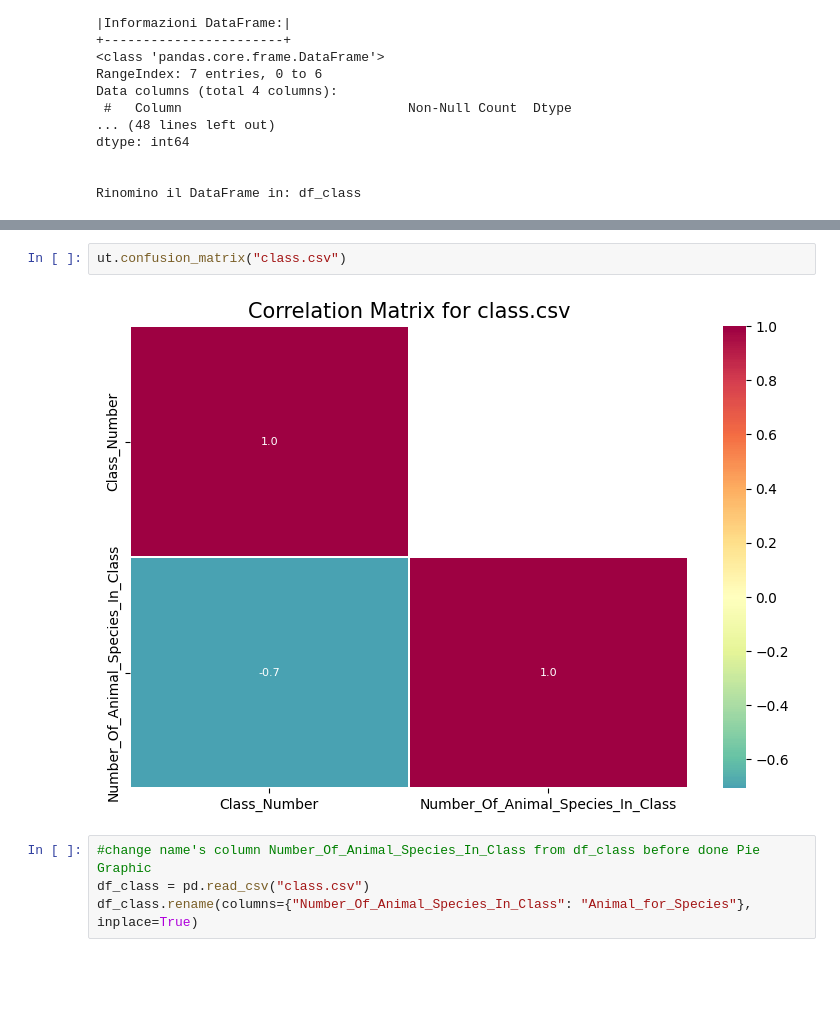
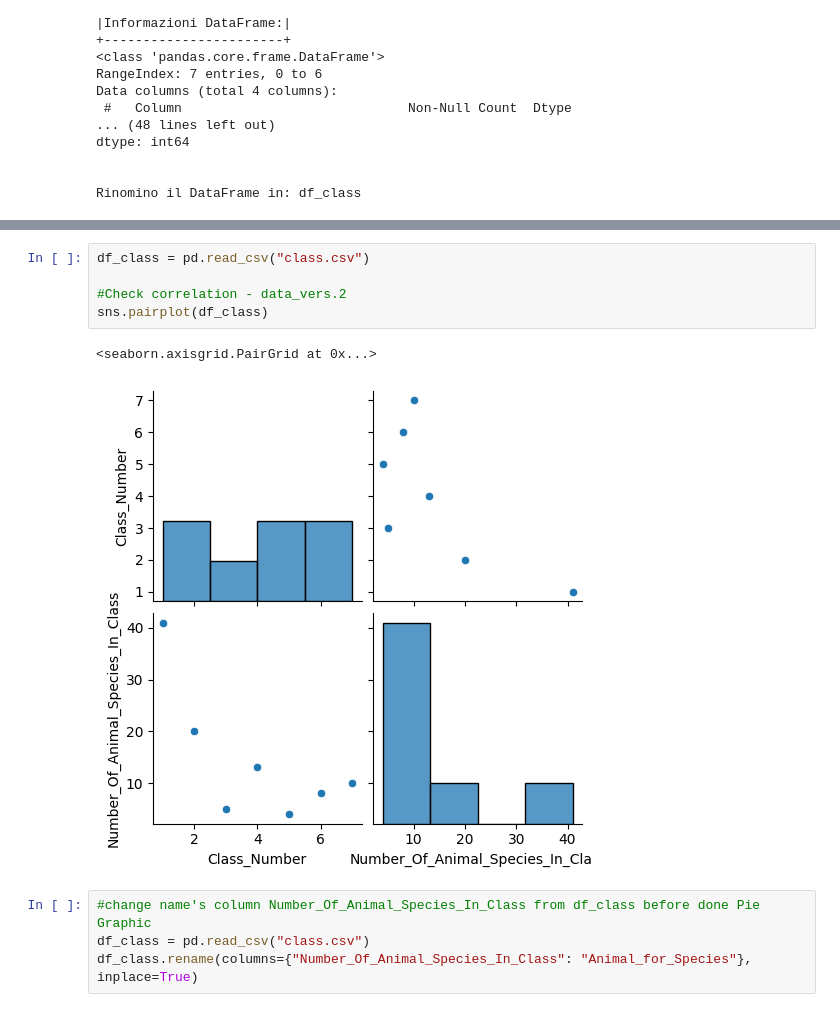
Before and after one commit to Laura1385/projectzoo, a Jupyter notebook: Maincode.ipynb, the cells around one changed output, grey strips where cells are left out. Drawn from its saved outputs; the diff is of its cells as text; blank space fills up the shorter version.

Commit message:
Fixed issues with confusion_matrix

```diff
--- a/Maincode.ipynb
+++ b/Maincode.ipynb
@@ -80,7 +88,11 @@ Rinomino il DataFrame in: df_class
 # %%
-ut.confusion_matrix("class.csv")
+df_class = pd.read_csv("class.csv")
+
+#Check correlation - data_vers.2
+sns.pairplot(df_class)
 # %% [output]
+<seaborn.axisgrid.PairGrid at 0x...>
-[figure, old version]
+[figure, new version]
 # %%
 #change name's column Number_Of_Animal_Species_In_Class from df_class before done Pie Graphic
 df_class = pd.read_csv("class.csv")
```
Also changed, not shown: parts of 3 cells of this notebook, 2 other files.
